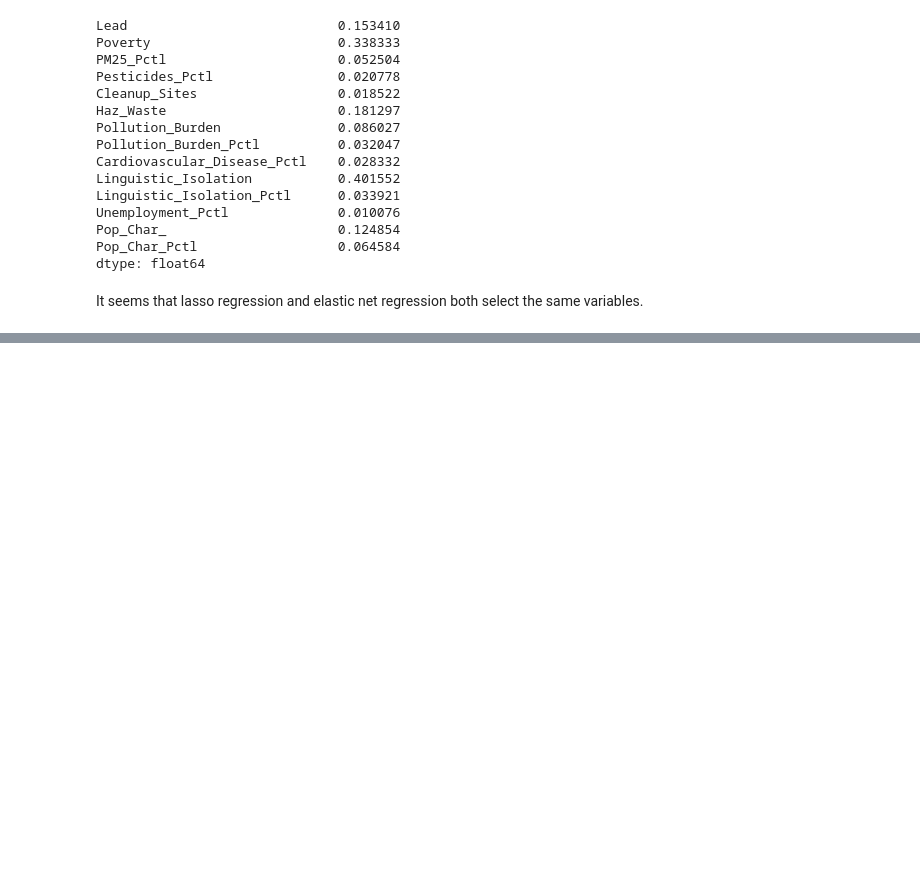
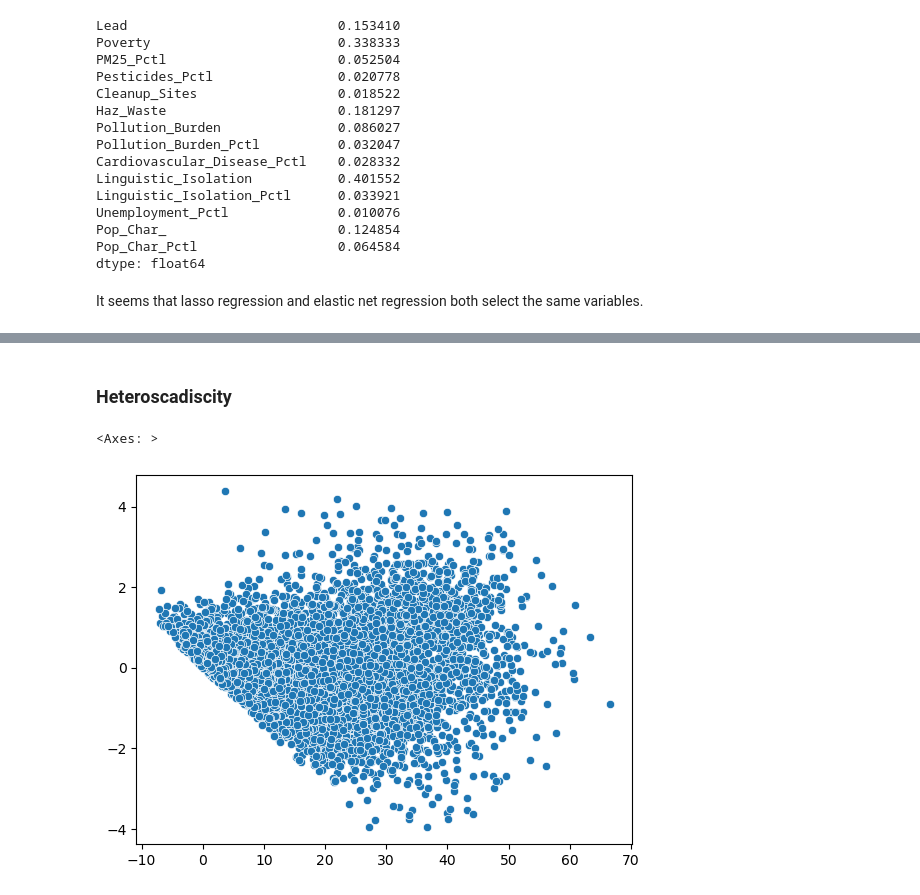
Before and after one commit to valenciaaalberto/Math189Project, a Jupyter notebook: Data/entire_dataset.ipynb, the cells around one changed output, grey strips where cells are left out. Cells and saved outputs as stored; diff of their text form; code cells hidden in the pictures; blank space fills up the shorter version.

```diff
--- a/Data/entire_dataset.ipynb
+++ b/Data/entire_dataset.ipynb
@@ -590,0 +696,7 @@ It seems that lasso regression and elastic net regression both select the same v
+# %% [markdown]
+### Heteroscadiscity
+# %%
+sns.scatterplot(x=model_lasso.predict(data[selected_variables_lasso]), y=standardize(model_lasso.resid))
+# %% [output]
+<Axes: >
+[figure, added]
```
Also changed, not shown: parts of 27 cells of this notebook.
